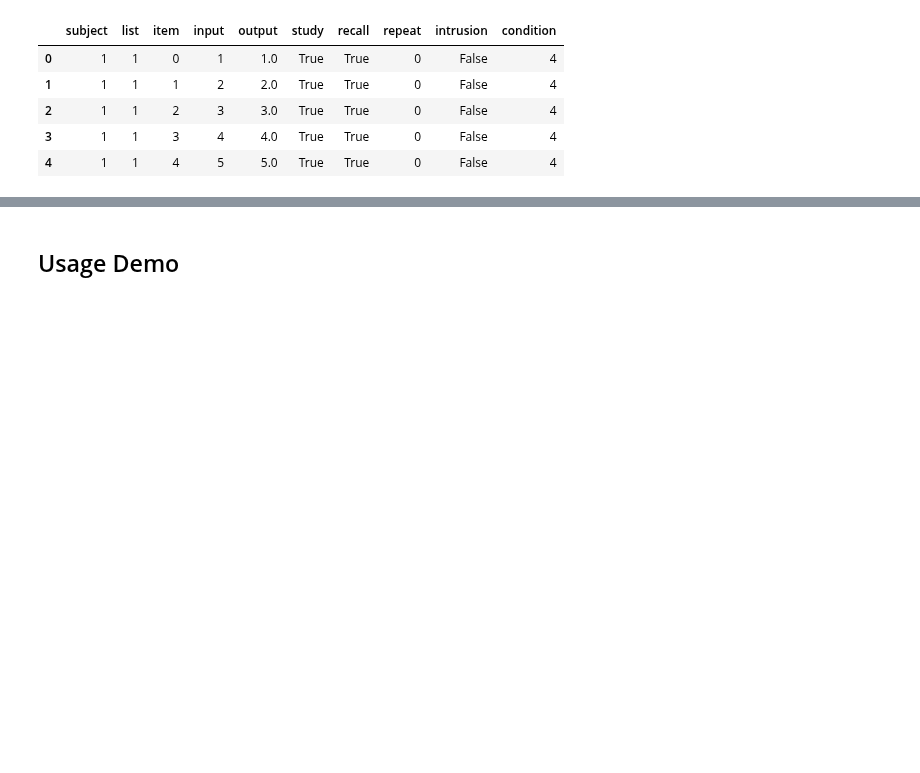
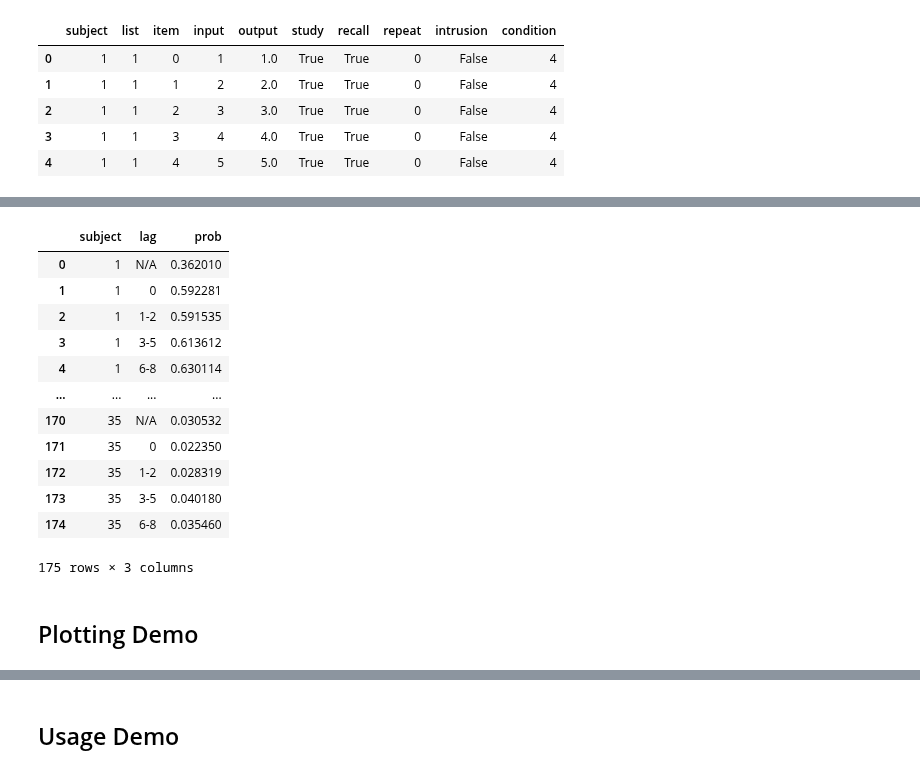
Before and after one commit to githubpsyche/compmemlearn, a Jupyter notebook: library/analyses/Recall_Probability_by_Spacing.ipynb, the cells around one changed output, grey strips where cells are left out. Cells and saved outputs as stored; diff of their text form; code cells hidden in the pictures; blank space fills up the shorter version.

```diff
--- a/library/analyses/Recall_Probability_by_Spacing.ipynb
+++ b/library/analyses/Recall_Probability_by_Spacing.ipynb
@@ -6,10 +6,7 @@
 # %% [markdown]
 ## Data Preparation
 # %%
-from compmemlearn.datasets import prepare_lohnas2014_data, prepare_howakaha05_data
-
-trials, events, list_length, presentations, list_types, rep_data, subjects = prepare_howakaha05_data(
-    '../../data/HowaKaha05.dat')
+from compmemlearn.datasets import prepare_lohnas2014_data
 
 trials, events, list_length, presentations, list_types, rep_data, subjects = prepare_lohnas2014_data(
     '../../data/repFR.mat')
@@ -31,8 +36,8 @@ We optimize this with numba (and some creative Python) to speed up the calculati
 from numba import njit, prange
 import numpy as np
 
-@njit(fastmath=True, nogil=True, parallel=True)
-def recall_probability_by_lag(presentations, study_positions_in_recall_order, max_lag=8):
+@njit(nogil=True, parallel=True)
+def fast_rpl(presentations, study_positions_in_recall_order, max_lag=8):
 
     total_presented, total_retrieved = np.zeros(max_lag+2), np.zeros(max_lag+2)
 
@@ -63,0 +88,48 @@ def recall_probability_by_lag(presentations, study_positions_in_recall_order, ma
+# %%
+import pandas as pd
+
+def rpl(presentations, trials, subjects, trial_count, list_length, max_lag=8):
+    #subjects = len(np.unique(events.subject))
+    #trial_count = np.max(events.list)
+    #list_length = np.max(events.input)
+    #lags = ['N/A'] + list(range(max_lag+1))
+    lags = ['N/A', '0', '1-2', '3-5', '6-8']
+
+    result = {'subject': [], 'lag': [], 'prob': []}
+
+    for subject in range(subjects):
+
+        subject_result = fast_rpl(
+            presentations, trials[subject*trial_count:(subject+1)*trial_count], max_lag)
+
+        binned = np.zeros(5)
+        binned[0] = subject_result[0]
+        binned[1] = subject_result[1]
+        binned[2] = (subject_result[2] + subject_result[3])/2
+        binned[3] = (subject_result[4] + subject_result[5] + subject_result[6])/3
+        binned[4] = (subject_result[7] + subject_result[8] + subject_result[9])/3
+
+        result['subject'] += [subject+1]*len(lags)
+        result['lag'] += lags
+        result['prob'] += binned.tolist()
+
+
+    return pd.DataFrame(result)
+# %%
+rpl(events, presentations, trials)
+# %% [output]
+|  | subject | lag | prob |
+| 0 | 1 | N/A | 0.362010 |
+| 1 | 1 | 0 | 0.592281 |
+| 2 | 1 | 1-2 | 0.591535 |
+| 3 | 1 | 3-5 | 0.613612 |
+| 4 | 1 | 6-8 | 0.630114 |
+| ... | ... | ... | ... |
+| 170 | 35 | N/A | 0.030532 |
+| 171 | 35 | 0 | 0.022350 |
+| 172 | 35 | 1-2 | 0.028319 |
+| 173 | 35 | 3-5 | 0.040180 |
+| 174 | 35 | 6-8 | 0.035460 |
+175 rows × 3 columns
+# %% [markdown]
+## Plotting Demo
```
Also changed, not shown: parts of 5 cells of this notebook, 4 other files.
